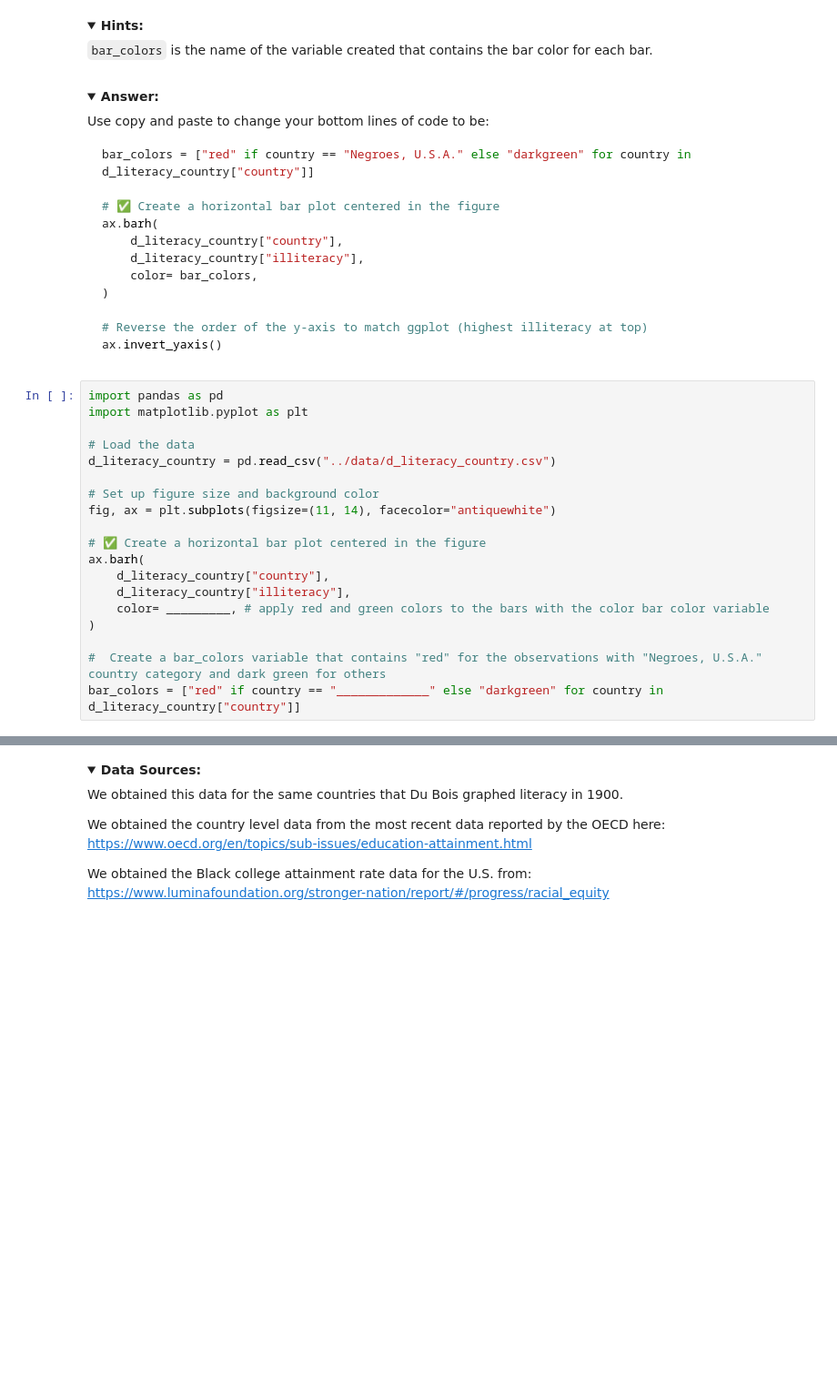
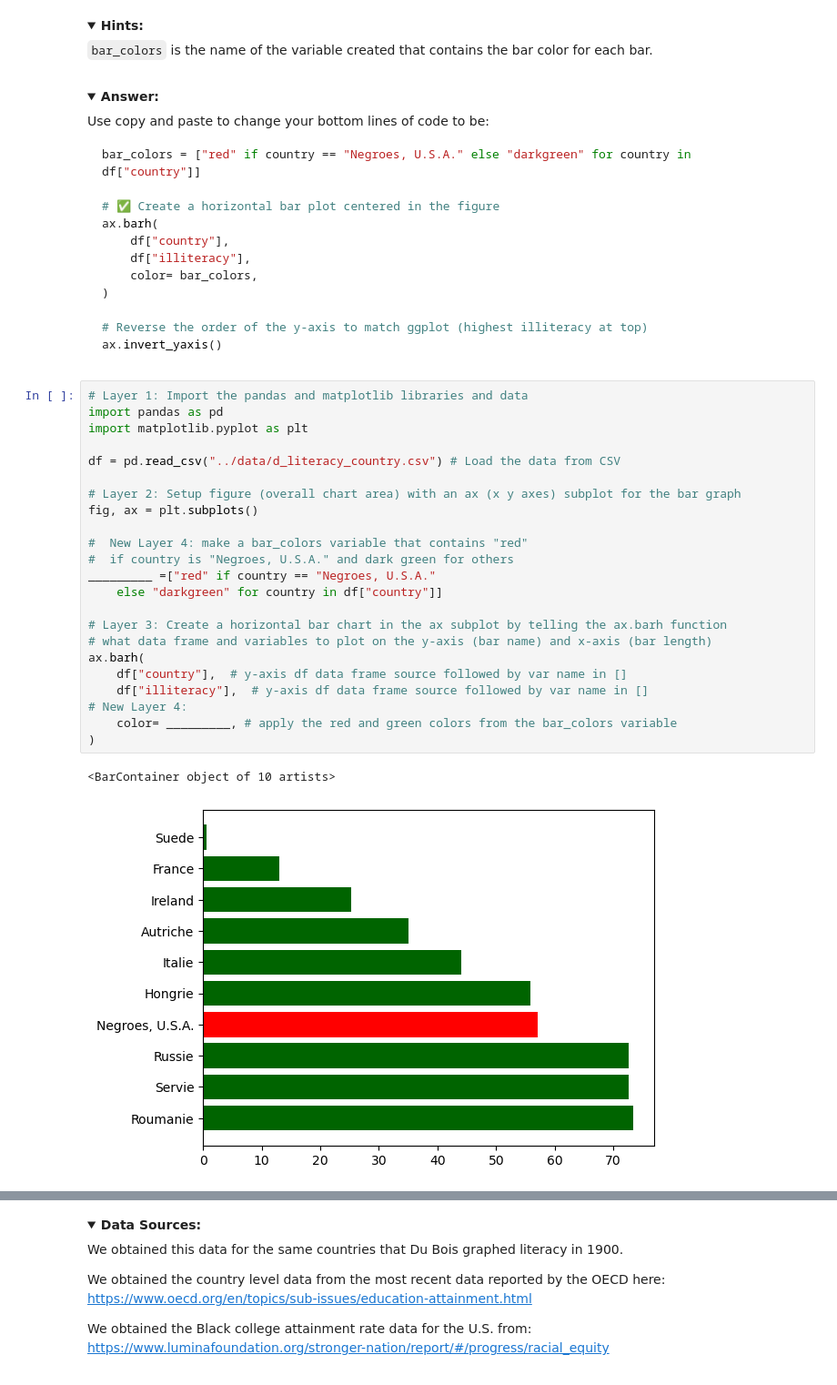
Before and after one commit to HigherEdData/dubois-jupyterlite, a Jupyter notebook: content/notebooks/py_literacy_college_bar.ipynb, the cells around one changed output, grey strips where cells are left out. Shown at 91% size. Cells and saved outputs as stored; diff of their text form; folded sections open; blank space fills up the shorter version.

````diff
--- a/content/notebooks/py_literacy_college_bar.ipynb
+++ b/content/notebooks/py_literacy_college_bar.ipynb
@@ -187,12 +188,12 @@ To make these changes in your own graph, edit the code below to:
 Use copy and paste to change your bottom lines of code to be:
 
 ```python
-bar_colors = ["red" if country == "Negroes, U.S.A." else "darkgreen" for country in d_literacy_country["country"]]
+bar_colors = ["red" if country == "Negroes, U.S.A." else "darkgreen" for country in df["country"]]
 
 # ✅ Create a horizontal bar plot centered in the figure
 ax.barh(
-    d_literacy_country["country"],
-    d_literacy_country["illiteracy"],
+    df["country"],
+    df["illiteracy"],
     color= bar_colors,
 )
 
@@ -202,21 +203,28 @@ ax.invert_yaxis()
 
 </details>
 # %%
+# Layer 1: Import the pandas and matplotlib libraries and data
 import pandas as pd
 import matplotlib.pyplot as plt
 
-# Load the data
-d_literacy_country = pd.read_csv("../data/d_literacy_country.csv")
+df = pd.read_csv("../data/d_literacy_country.csv") # Load the data from CSV
 
-# Set up figure size and background color
-fig, ax = plt.subplots(figsize=(11, 14), facecolor="antiquewhite")
+# Layer 2: Setup figure (overall chart area) with an ax (x y axes) subplot for the bar graph
+fig, ax = plt.subplots()
 
-# ✅ Create a horizontal bar plot centered in the figure
+#  New Layer 4: make a bar_colors variable that contains "red"
+#  if country is "Negroes, U.S.A." and dark green for others
+_________ =["red" if country == "Negroes, U.S.A."
+    else "darkgreen" for country in df["country"]]
+
+# Layer 3: Create a horizontal bar chart in the ax subplot by telling the ax.barh function
+# what data frame and variables to plot on the y-axis (bar name) and x-axis (bar length)
 ax.barh(
-    d_literacy_country["country"],
-    d_literacy_country["illiteracy"],
-    color= _________, # apply red and green colors to the bars with the color bar color variable
+    df["country"],  # y-axis df data frame source followed by var name in []
+    df["illiteracy"],  # y-axis df data frame source followed by var name in []
+# New Layer 4:
+    color= _________, # apply the red and green colors from the bar_colors variable
 )
-
-#  Create a bar_colors variable that contains "red" for the observations with "Negroes, U.S.A." country category and dark green for others
-bar_colors = ["red" if country == "_____________" else "darkgreen" for country in d_literacy_country["country"]]
+# %% [output]
+<BarContainer object of 10 artists>
+[figure, added]
````
Also changed, not shown: parts of 23 cells of this notebook, 2 other files.
